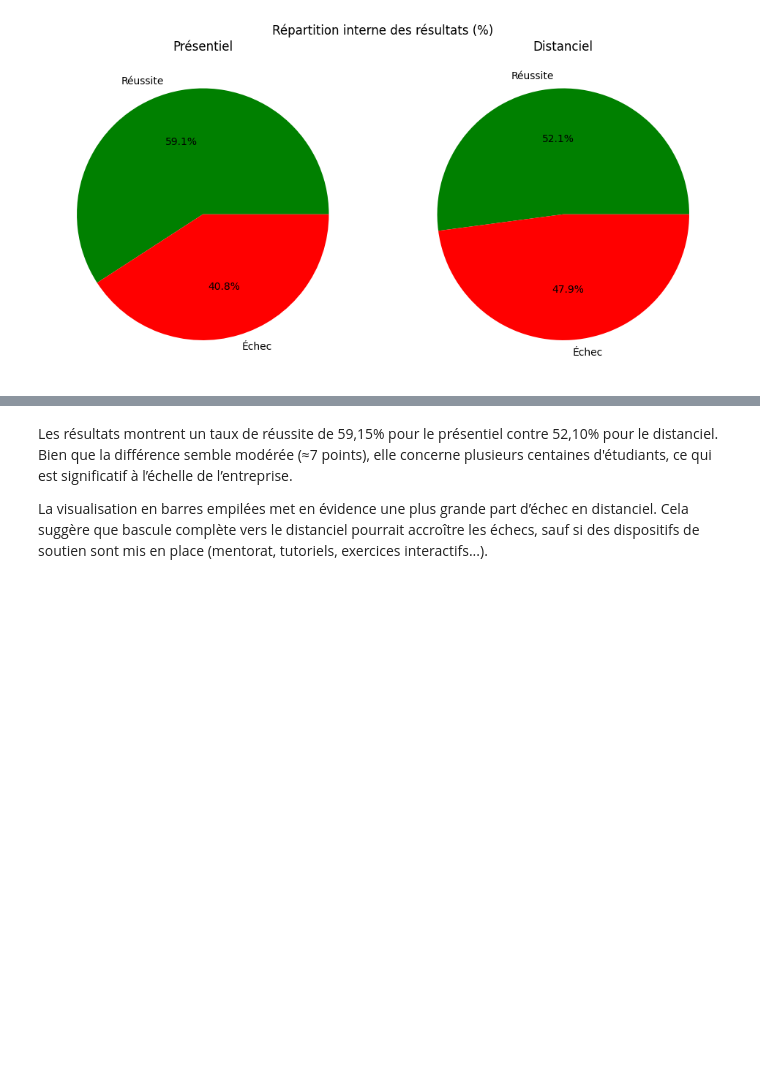
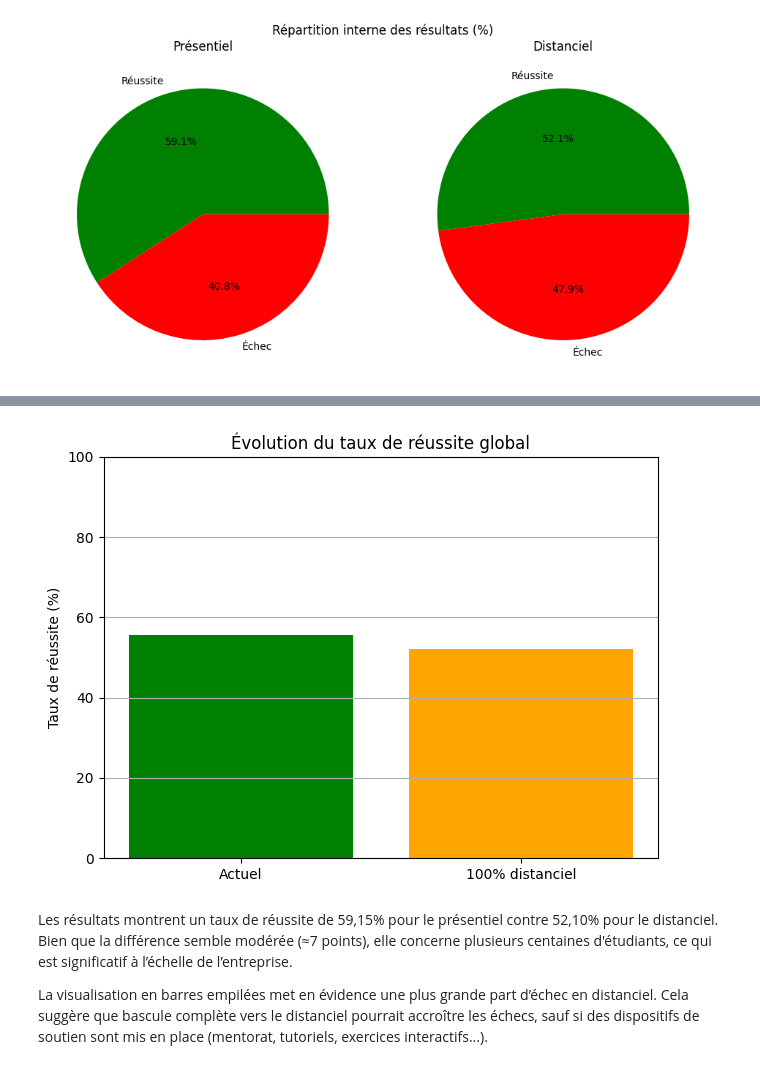
Before and after one commit to AbdessamadTzn/Evalytics, a Jupyter notebook: espacedetravailAyoub/mission1prob2.ipynb, the cells around one changed output, grey strips where cells are left out. Cells and saved outputs as stored; diff of their text form; code cells hidden in the pictures; blank space fills up the shorter version.

```diff
--- a/espacedetravailAyoub/mission1prob2.ipynb
+++ b/espacedetravailAyoub/mission1prob2.ipynb
@@ -202,3 +273,18 @@ plt.show()
+# %%
+# Barres côte à côte : taux de réussite actuel vs futur
+
+current_rate = current_successes / total_students * 100
+simulated_rate = simulated_success / total_students * 100
+
+plt.bar(["Actuel", "100% distanciel"], [current_rate, simulated_rate], color=["green", "orange"])
+plt.ylabel("Taux de réussite (%)")
+plt.title("Évolution du taux de réussite global")
+plt.ylim(0, 100)
+plt.grid(axis='y')
+plt.tight_layout()
+plt.show()
+# %% [output]
+[figure, added]
 # %% [markdown]
 Les résultats montrent un taux de réussite de 59,15% pour le présentiel contre 52,10% pour le distanciel.
 Bien que la différence semble modérée (≈7 points), elle concerne plusieurs centaines d'étudiants, ce qui est significatif à l’échelle de l’entreprise.
```
Also changed, not shown: parts of 4 cells of this notebook.
